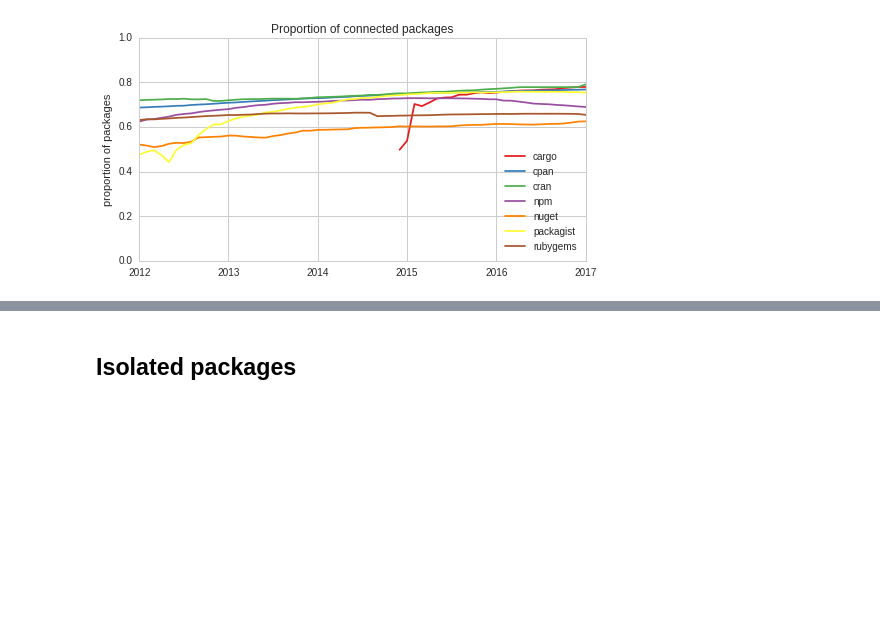
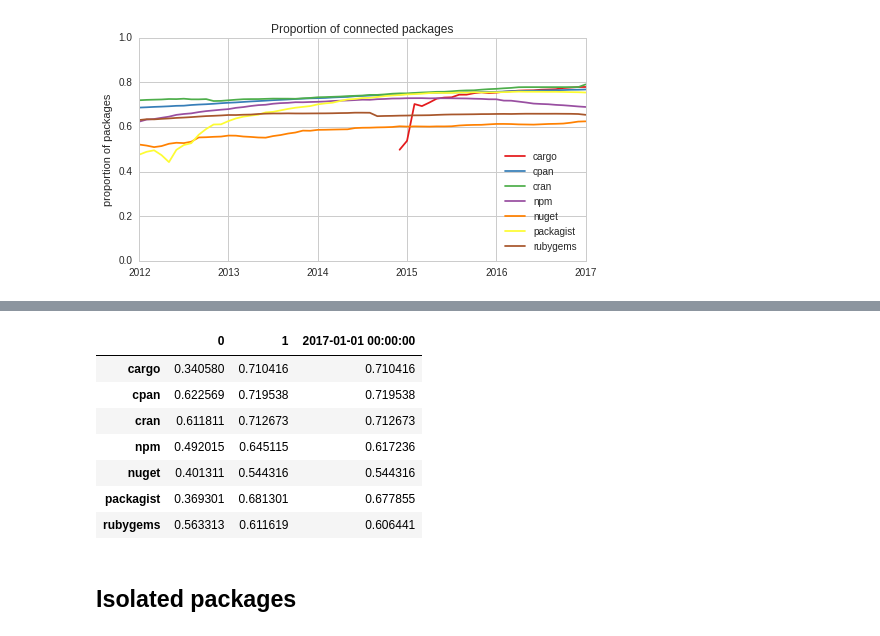
Before and after one commit to AlexandreDecan/ecos-emse, a Jupyter notebook: notebooks/Graphs metrics.ipynb, the cells around one changed output, grey strips where cells are left out. Cells and saved outputs as stored; diff of their text form; code cells hidden in the pictures; blank space fills up the shorter version.

```diff
--- a/notebooks/Graphs metrics.ipynb
+++ b/notebooks/Graphs metrics.ipynb
@@ -436,3 +450,14 @@ savefig(figure, 'graph_prop_required_dependent_packages')
+# %%
+pandas.concat([df_dependent.min(), df_dependent.max(), df_dependent.iloc[-1]], axis=1)
+# %% [output]
+|  | 0 | 1 | 2017-01-01 00:00:00 |
+| cargo | 0.340580 | 0.710416 | 0.710416 |
+| cpan | 0.622569 | 0.719538 | 0.719538 |
+| cran | 0.611811 | 0.712673 | 0.712673 |
+| npm | 0.492015 | 0.645115 | 0.617236 |
+| nuget | 0.401311 | 0.544316 | 0.544316 |
+| packagist | 0.369301 | 0.681301 | 0.677855 |
+| rubygems | 0.563313 | 0.611619 | 0.606441 |
 # %% [markdown]
 ## Isolated packages
 # %%
```
Also changed, not shown: parts of 8 cells of this notebook, 2 other files.
